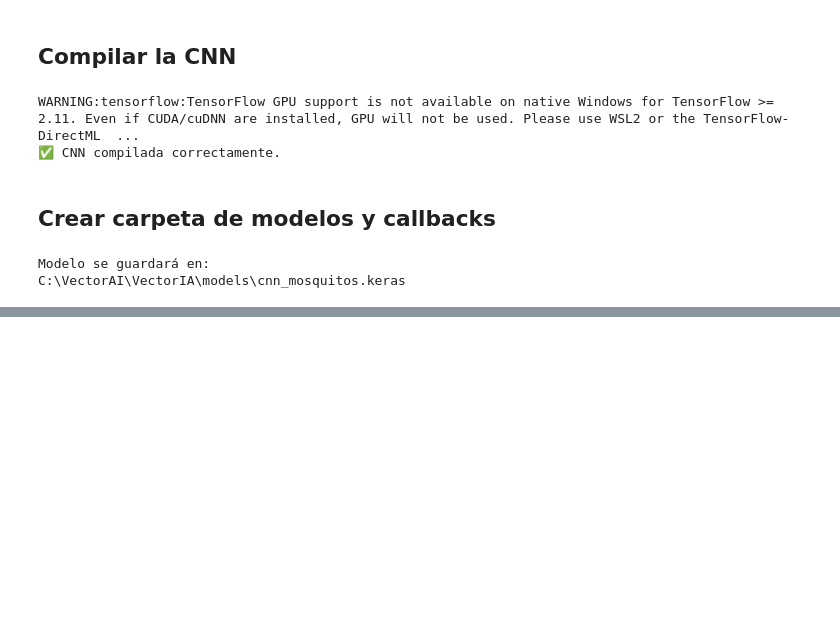
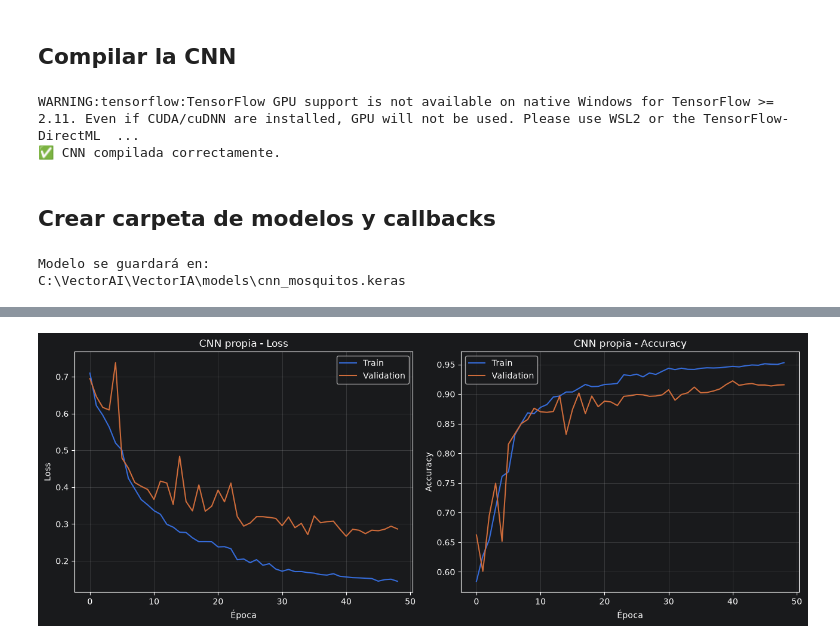
Before and after one commit to andreyac1397/VectorIA, a Jupyter notebook: notebooks/CNN_MosquitosModelo.ipynb, the cells around one changed output, grey strips where cells are left out. Saved outputs shown, nothing was run; the diff lists cells and outputs as text; code cells hidden in the pictures; blank space fills up the shorter version.

Commit message:
Avance CNN , notebook, data processed & models

```diff
--- a/notebooks/CNN_MosquitosModelo.ipynb
+++ b/notebooks/CNN_MosquitosModelo.ipynb
@@ -5454,0 +5745,9 @@ C:\VectorAI\VectorIA\models\cnn_mosquitos.keras
+# %%
+history_cnn = cnn_propia.fit(
+    train_ds,
+    validation_data=val_ds,
+    epochs=EPOCHS_CNN,
+    class_weight=class_weights,
+    callbacks=callbacks_cnn,
+    verbose=1
+)
@@ -5454,0 +5909,76 @@ C:\VectorAI\VectorIA\models\cnn_mosquitos.keras
+# %%
+fig, axes = plt.subplots(
+    1,
+    2,
+    figsize=(13, 5)
+)
+
+# LOSS
+axes[0].plot(
+    history_cnn.history["loss"],
+    label="Train"
+)
+
+axes[0].plot(
+    history_cnn.history["val_loss"],
+    label="Validation"
+)
+
+axes[0].set_title(
+    "CNN propia - Loss"
+)
+
+axes[0].set_xlabel(
+    "Época"
+)
+
+axes[0].set_ylabel(
+    "Loss"
+)
+
+axes[0].legend()
+
+axes[0].grid(
+    alpha=0.3
+)
+
+# ACCURACY
+axes[1].plot(
+    history_cnn.history["accuracy"],
+    label="Train"
+)
+
+axes[1].plot(
+    history_cnn.history["val_accuracy"],
+    label="Validation"
+)
+
+axes[1].set_title(
+    "CNN propia - Accuracy"
+)
+
+axes[1].set_xlabel(
+    "Época"
+)
+
+axes[1].set_ylabel(
+    "Accuracy"
+)
+
+axes[1].legend()
+
+axes[1].grid(
+    alpha=0.3
+)
+
+plt.tight_layout()
+plt.show()
+
+print(
+    "Épocas ejecutadas:",
+    len(
+        history_cnn.history["loss"]
+    )
+)
+# %% [output]
+[figure, added]
```
Also changed, not shown: parts of 69 cells of this notebook, 8 other files.
